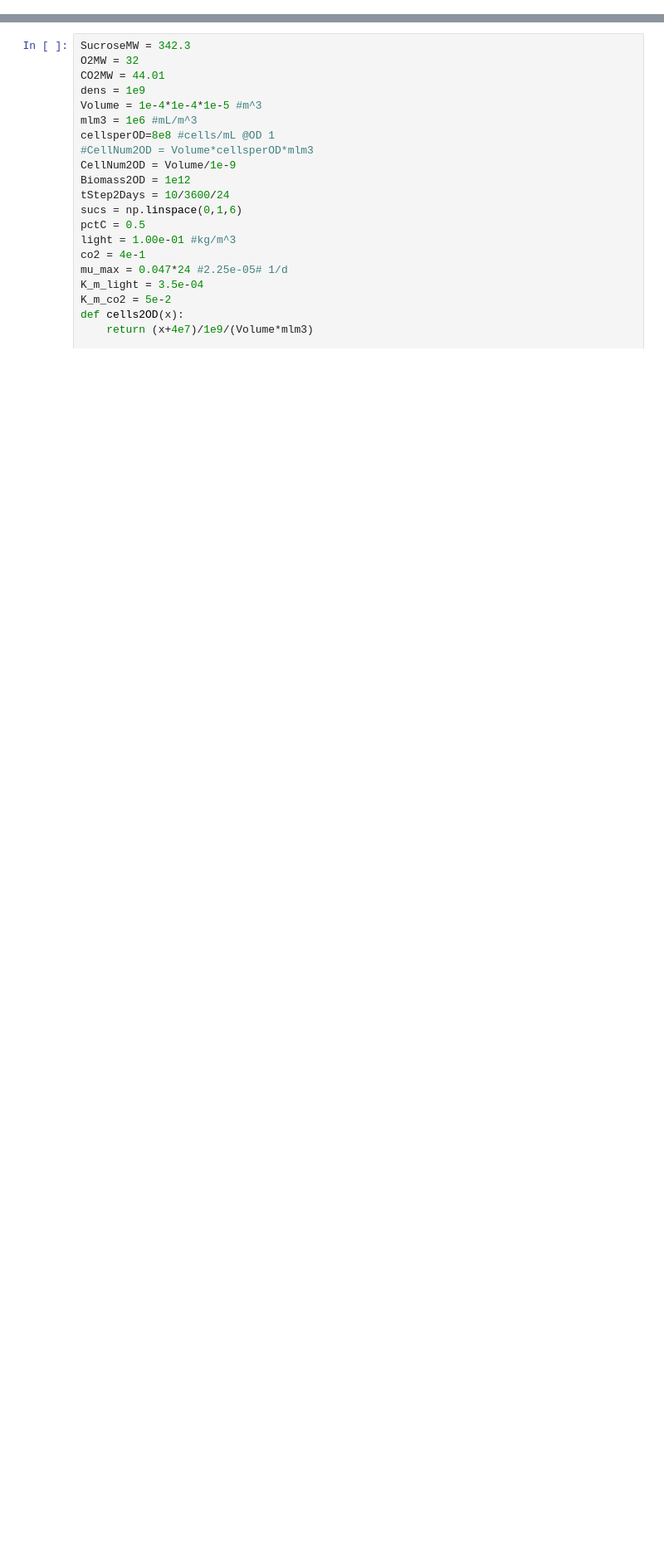
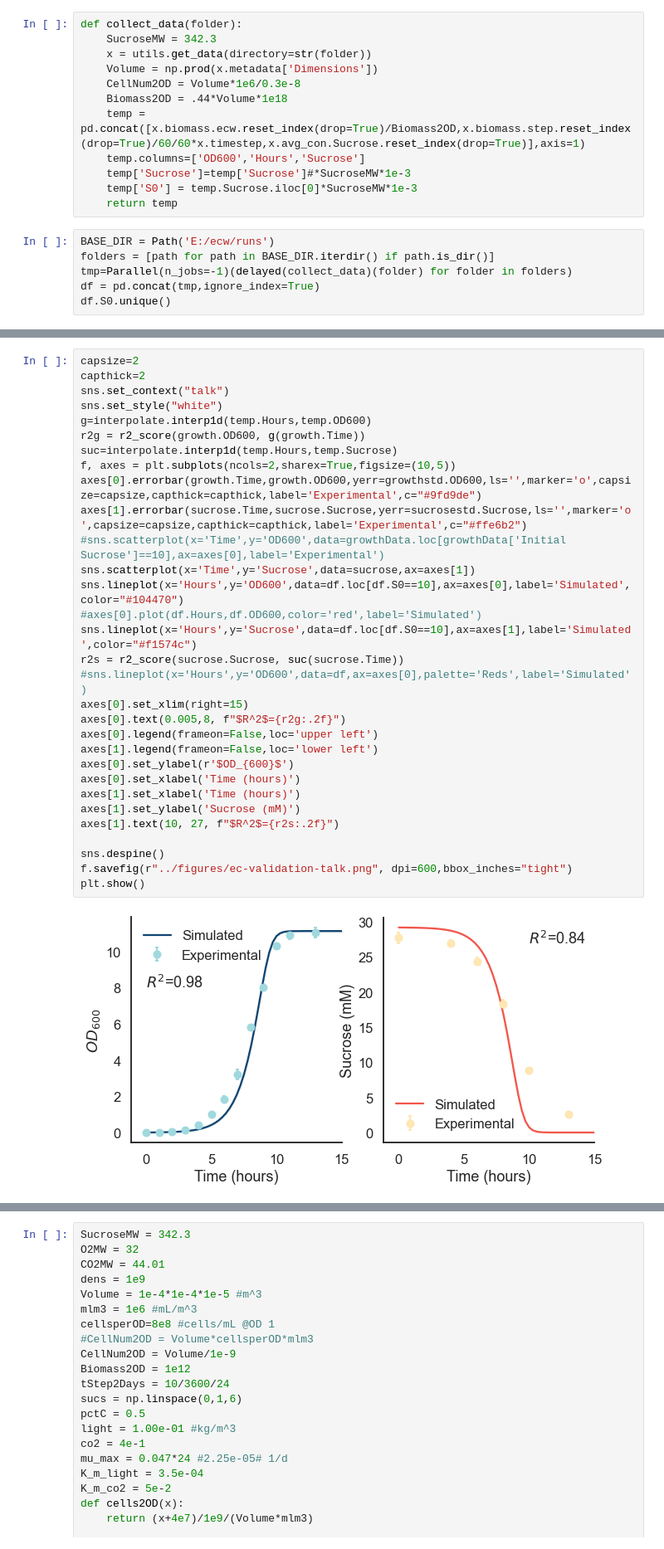
Before and after one commit to Jsakkos/nufeb-cyano-e-coli, a Jupyter notebook: notebooks/Model validation ec.ipynb, the cells around one changed output, grey strips where cells are left out. Shown at 83% size. Cells and saved outputs as stored; diff of their text form; blank space fills up the shorter version.

```diff
--- a/notebooks/Model validation ec.ipynb
+++ b/notebooks/Model validation ec.ipynb
@@ -42,0 +54,18 @@ experimentalData
+# %%
+def collect_data(folder):
+    SucroseMW = 342.3
+    x = utils.get_data(directory=str(folder))
+    Volume = np.prod(x.metadata['Dimensions'])
+    CellNum2OD = Volume*1e6/0.3e-8
+    Biomass2OD = .44*Volume*1e18
+    temp = pd.concat([x.biomass.ecw.reset_index(drop=True)/Biomass2OD,x.biomass.step.reset_index(drop=True)/60/60*x.timestep,x.avg_con.Sucrose.reset_index(drop=True)],axis=1)
+    temp.columns=['OD600','Hours','Sucrose']
+    temp['Sucrose']=temp['Sucrose']#*SucroseMW*1e-3
+    temp['S0'] = temp.Sucrose.iloc[0]*SucroseMW*1e-3
+    return temp
+# %%
+BASE_DIR = Path('E:/ecw/runs')
+folders = [path for path in BASE_DIR.iterdir() if path.is_dir()]
+tmp=Parallel(n_jobs=-1)(delayed(collect_data)(folder) for folder in folders)
+df = pd.concat(tmp,ignore_index=True)
+df.S0.unique()
@@ -42,0 +127,33 @@ experimentalData
+# %%
+capsize=2
+capthick=2
+sns.set_context("talk")
+sns.set_style("white")
+g=interpolate.interp1d(temp.Hours,temp.OD600)
+r2g = r2_score(growth.OD600, g(growth.Time))
+suc=interpolate.interp1d(temp.Hours,temp.Sucrose)
+f, axes = plt.subplots(ncols=2,sharex=True,figsize=(10,5))
+axes[0].errorbar(growth.Time,growth.OD600,yerr=growthstd.OD600,ls='',marker='o',capsize=capsize,capthick=capthick,label='Experimental',c="#9fd9de")
+axes[1].errorbar(sucrose.Time,sucrose.Sucrose,yerr=sucrosestd.Sucrose,ls='',marker='o',capsize=capsize,capthick=capthick,label='Experimental',c="#ffe6b2")
+#sns.scatterplot(x='Time',y='OD600',data=growthData.loc[growthData['Initial Sucrose']==10],ax=axes[0],label='Experimental')
+sns.scatterplot(x='Time',y='Sucrose',data=sucrose,ax=axes[1])
+sns.lineplot(x='Hours',y='OD600',data=df.loc[df.S0==10],ax=axes[0],label='Simulated',color="#104470")
+#axes[0].plot(df.Hours,df.OD600,color='red',label='Simulated')
+sns.lineplot(x='Hours',y='Sucrose',data=df.loc[df.S0==10],ax=axes[1],label='Simulated',color="#f1574c")
+r2s = r2_score(sucrose.Sucrose, suc(sucrose.Time))
+#sns.lineplot(x='Hours',y='OD600',data=df,ax=axes[0],palette='Reds',label='Simulated')
+axes[0].set_xlim(right=15)
+axes[0].text(0.005,8, f"$R^2$={r2g:.2f}")
+axes[0].legend(frameon=False,loc='upper left')
+axes[1].legend(frameon=False,loc='lower left')
+axes[0].set_ylabel(r'$OD_{600}$')
+axes[0].set_xlabel('Time (hours)')
+axes[1].set_xlabel('Time (hours)')
+axes[1].set_ylabel('Sucrose (mM)')
+axes[1].text(10, 27, f"$R^2$={r2s:.2f}")
+
+sns.despine()
+f.savefig(r"../figures/ec-validation-talk.png", dpi=600,bbox_inches="tight")
+plt.show()
+# %% [output]
+[figure, added]
```
Also changed, not shown: parts of 12 cells of this notebook, 26 other files.
